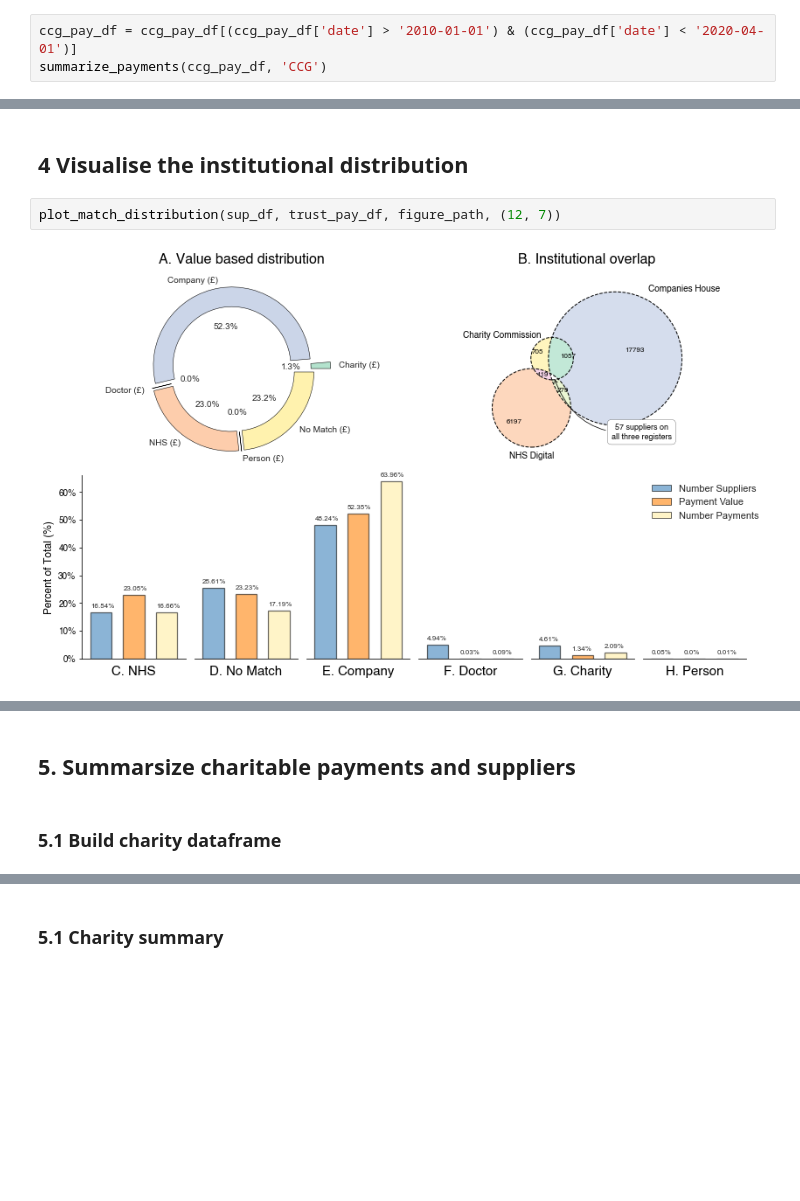
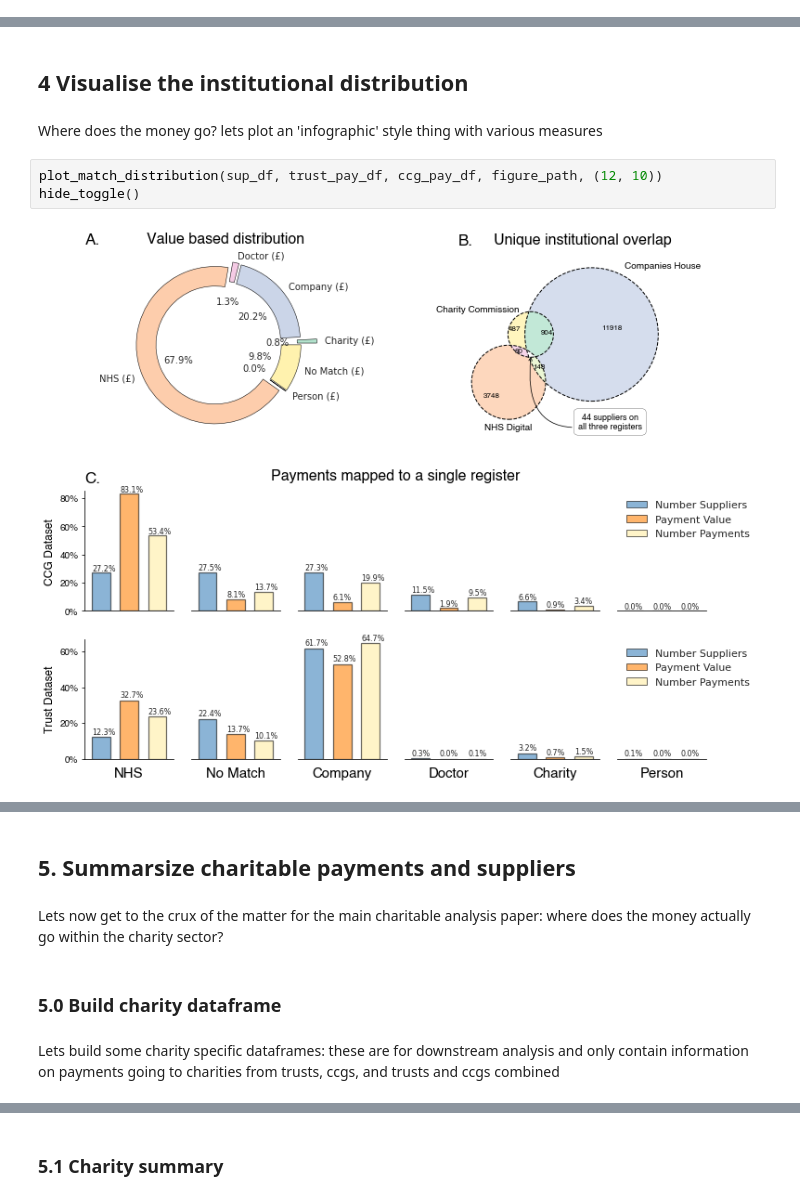
Before and after one commit to crahal/NHSSpend, a Jupyter notebook: src/analysis/charity_analysis_notebook.ipynb, the cells around one changed output, grey strips where cells are left out. Drawn from its saved outputs; the diff is of its cells as text; blank space fills up the shorter version.

```diff
--- a/src/analysis/charity_analysis_notebook.ipynb
+++ b/src/analysis/charity_analysis_notebook.ipynb
@@ -306,3 +171,0 @@ There are 371 normalised unique names on all 3
-# %%
-ccg_pay_df = ccg_pay_df[(ccg_pay_df['date'] > '2010-01-01') & (ccg_pay_df['date'] < '2020-04-01')]
-summarize_payments(ccg_pay_df, 'CCG')
@@ -373,6 +263,9 @@ scoring_figures(sup_df, figure_path, (15, 15))
 # %% [markdown]
 ## 4 Visualise the institutional distribution
+# %% [markdown]
+Where does the money go? lets plot an 'infographic' style thing with various measures
 # %%
-plot_match_distribution(sup_df, trust_pay_df, figure_path, (12, 7))
+plot_match_distribution(sup_df, trust_pay_df, ccg_pay_df, figure_path, (12, 10))
+hide_toggle()
 # %% [output]
-[figure, old version]
+[figure, new version]
@@ -379,4 +273,8 @@ plot_match_distribution(sup_df, trust_pay_df, figure_path, (12, 7))
 # %% [markdown]
 ## 5. Summarsize charitable payments and suppliers
+# %% [markdown]
+Lets now get to the crux of the matter for the main charitable analysis paper: where does the money actually go within the charity sector?
 # %% [markdown]
-### 5.1 Build charity dataframe
+### 5.0 Build charity dataframe
+# %% [markdown]
+Lets build some charity specific dataframes: these are for downstream analysis and only contain information on payments going to charities from trusts, ccgs, and trusts and ccgs combined
```
Also changed, not shown: parts of 75 cells of this notebook, 2 other files.
